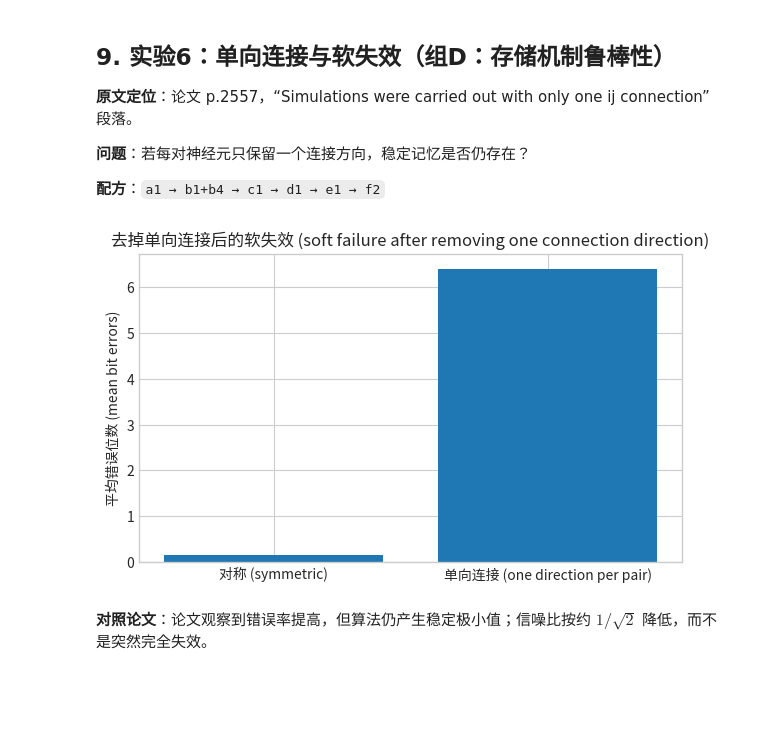
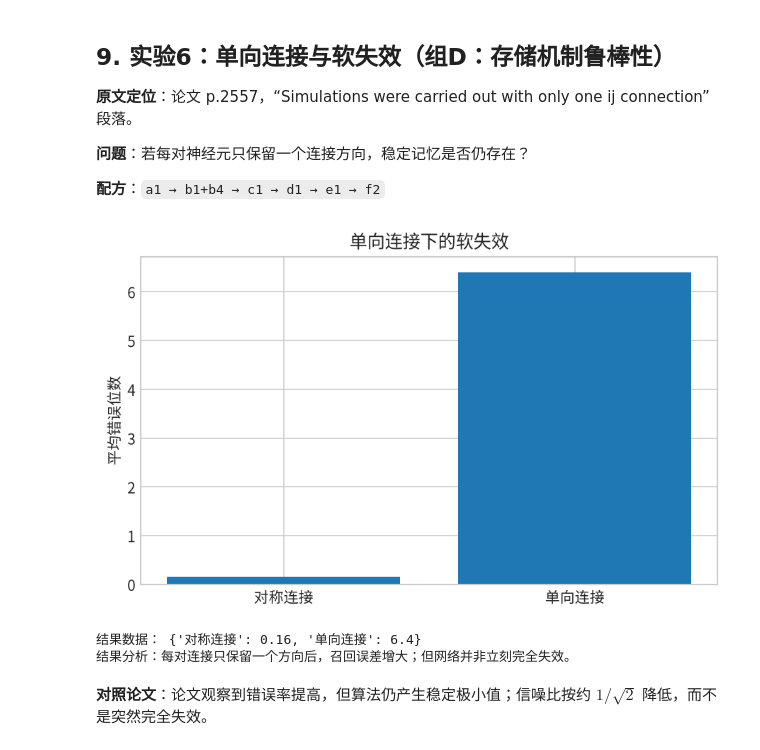
Before and after one commit to Heptazero/nn-labs, a Jupyter notebook: hopfield-1982/hopfield_1982.ipynb, the cells around one changed output. Cells and saved outputs as stored; diff of their text form; code cells hidden in the pictures; blank space fills up the shorter version.

Commit message:
Localize Hopfield figures and add result analysis

```diff
--- a/hopfield-1982/hopfield_1982.ipynb
+++ b/hopfield-1982/hopfield_1982.ipynb
@@ -1096,7 +1119,7 @@ nominal_attractors = np.vstack([memories, -memories])
 # [中介变量] nominal_attractors:(2n,N) -- 论文里 Vi→-Vi 全局对称，-memories 同样是稳定点，
 # 判"落到哪个吸引子"时必须把这些也算进候选，否则会把合法的负版本误判成伪吸引子
 
-outcomes = {"落在指定记忆 (assigned memory)": 0, "记忆附近 (near memory)": 0, "伪吸引子 (spurious)": 0}
+outcomes = {"落在指定记忆": 0, "记忆附近": 0, "伪吸引子": 0}
 
 for _ in range(trials):
     initial_state = c2_random_state(N=N, rng=rng)
@@ -1107,20 +1130,23 @@ for _ in range(trials):
     # [观测·数据] 到最近名义吸引子的距离；只要距离，不要具体编号
 
     if distance == 0:
-        outcomes["落在指定记忆 (assigned memory)"] += 1
+        outcomes["落在指定记忆"] += 1
         # [判断] 精确落在某条名义记忆(或其负版本)上
     elif distance <= 2:
-        outcomes["记忆附近 (near memory)"] += 1
+        outcomes["记忆附近"] += 1
         # [判断] "附近"的可执行定义：不超过2比特
     else:
-        outcomes["伪吸引子 (spurious)"] += 1
+        outcomes["伪吸引子"] += 1
         # [判断] 落到了论文没有存过的伪吸引子
 
 f2_plot_bar(
     list(outcomes),
     [100 * value / trials for value in outcomes.values()],
-    ylabel="试验占比 (%) (share of trials (%))",
-    title="随机初态收敛到的吸引子类型 (attractors reached from random initial states)",
+    ylabel="试验占比 (%)",
+    title="随机初态收敛到的吸引子类型",
 )
 print(outcomes)
+
+print("结果数据：", outcomes)
+print("结果分析：随机初态不只会落到已存记忆；记忆附近状态和伪吸引子也会占据部分初态空间。")
 # %% [output]
@@ -1189,9 +1223,9 @@ rng = np.random.default_rng(105)
 N, trials = 100, 100
 conditions = [
 # *[输入] 本实验的自变量：是否截断权重 + 负载 n 的组合，三组对照
-    ("标准 n=12 (standard n=12)", 12, False),
-    ("截断 n=9 (clipped n=9)", 9, True),
-    ("截断 n=13 (clipped n=13)", 13, True),
+    ("标准权重 n=12", 12, False),
+    ("截断权重 n=9", 9, True),
+    ("截断权重 n=13", 13, True),
 ]
 # [输入] 三组对照：普通权重用较少记忆(12)，截断权重分别测低负载(9)和号称的最优负载(13)
 condition_errors = []
@@ -1214,7 +1248,10 @@ for _, n, clipped in conditions:
 f2_plot_bar(
     [name for name, _, _ in conditions],
     condition_errors,
-    ylabel="平均错误位数 (mean bit errors)",
-    title="标准权重 vs 截断权重 (standard versus clipped weights)",
+    ylabel="平均错误位数",
+    title="标准权重与截断权重",
 )
+
+print("结果数据：", {name: round(error, 2) for (name, _, _), error in zip(conditions, condition_errors)})
+print("结果分析：截断只保留权重符号；低负载下仍可工作，但负载升高时错误通常更明显。")
 # %% [output]
@@ -1279,37 +1325,42 @@ f1_plot_curve(
 # %%
 rng = np.random.default_rng(107)
 N, n, trials = 100, 10, 100
-errors = {"对称 (symmetric)": [], "单向连接 (one direction per pair)": []}
+errors = {"对称连接": [], "单向连接": []}
 
 for _ in range(trials):
     memories = a1_make_independent_memories(n=n, N=N, rng=rng)
     symmetric = b1_make_hebbian_weights(memories)
     one_way = b4_keep_one_direction_per_pair(symmetric, rng)
     # *[更新] 本实验的自变量：是否只保留单向连接
     # 差异只来自"是否保留双向连接"这一个变量
 
     target_index = int(rng.integers(n))
     initial_state = c1_start_from_memory(memories, target_index)
     # [中介变量] 两个条件共用同一个初始状态，进一步控制变量
 
     for label, weights in [
-        ("对称 (symmetric)", symmetric),
-        ("单向连接 (one direction per pair)", one_way),
+        ("对称连接", symmetric),
+        ("单向连接", one_way),
     ]:
         run = d1_run_async(weights, initial_state, rng)
         errors[label].append(
             e1_hamming_distance(run.final_state, memories[target_index])
         )
         # [观测·数据] 单次试验的错误比特数；同一个起点，两种权重各自跑一遍，误差直接可比
 
 f2_plot_bar(
     list(errors),
     [float(np.mean(values)) for values in errors.values()],
-    ylabel="平均错误位数 (mean bit errors)",
-    title="去掉单向连接后的软失效 (soft failure after removing one connection direction)",
+    ylabel="平均错误位数",
+    title="单向连接下的软失效",
 )
+
+print("结果数据：", {name: round(float(np.mean(values)), 2) for name, values in errors.items()})
+print("结果分析：每对连接只保留一个方向后，召回误差增大；但网络并非立刻完全失效。")
 # %% [output]
-[figure, old version]
+[figure, new version]
+结果数据： {'对称连接': 0.16, '单向连接': 6.4}
+结果分析：每对连接只保留一个方向后，召回误差增大；但网络并非立刻完全失效。
 # %% [markdown]
 **对照论文**：论文观察到错误率提高，但算法仍产生稳定极小值；信噪比按约 $1/\sqrt{2}$ 降低，而不是突然完全失效。
 # %% [markdown]
```
Also changed, not shown: parts of 13 cells of this notebook.
